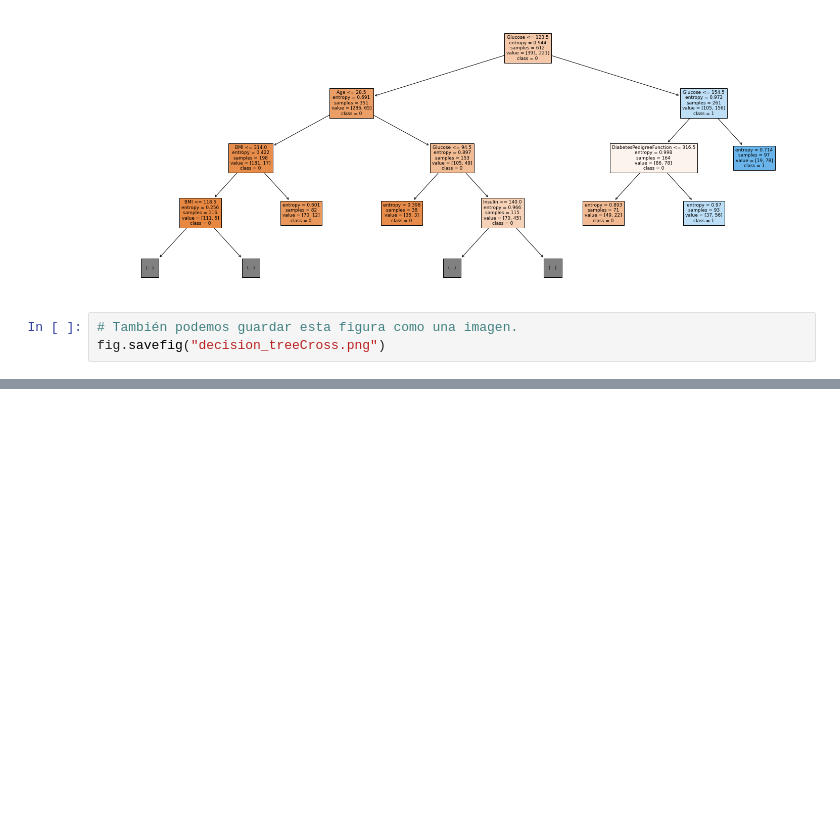
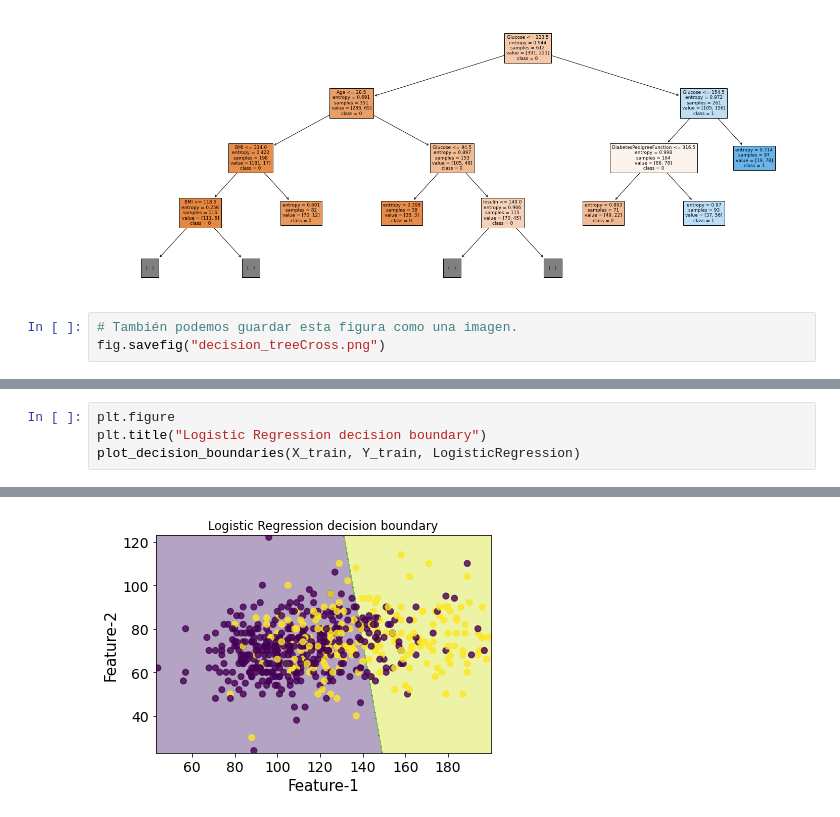
Before and after one commit to juandiegotm/BI202120, a Jupyter notebook: Laboratorio1/lab1_notebook.ipynb, the cells around one changed output, grey strips where cells are left out. Saved outputs shown, nothing was run; the diff lists cells and outputs as text; blank space fills up the shorter version.

```diff
--- a/Laboratorio1/lab1_notebook.ipynb
+++ b/Laboratorio1/lab1_notebook.ipynb
@@ -652,0 +793,5 @@ fig.savefig("decision_treeCross.png")
+# %%
+plt.figure
+plt.title("Logistic Regression decision boundary")
+plot_decision_boundaries(X_train, Y_train, LogisticRegression)
+# %% [output]
@@ -652,0 +799 @@ fig.savefig("decision_treeCross.png")
+[figure, added]
```
Also changed, not shown: parts of 20 cells of this notebook.
